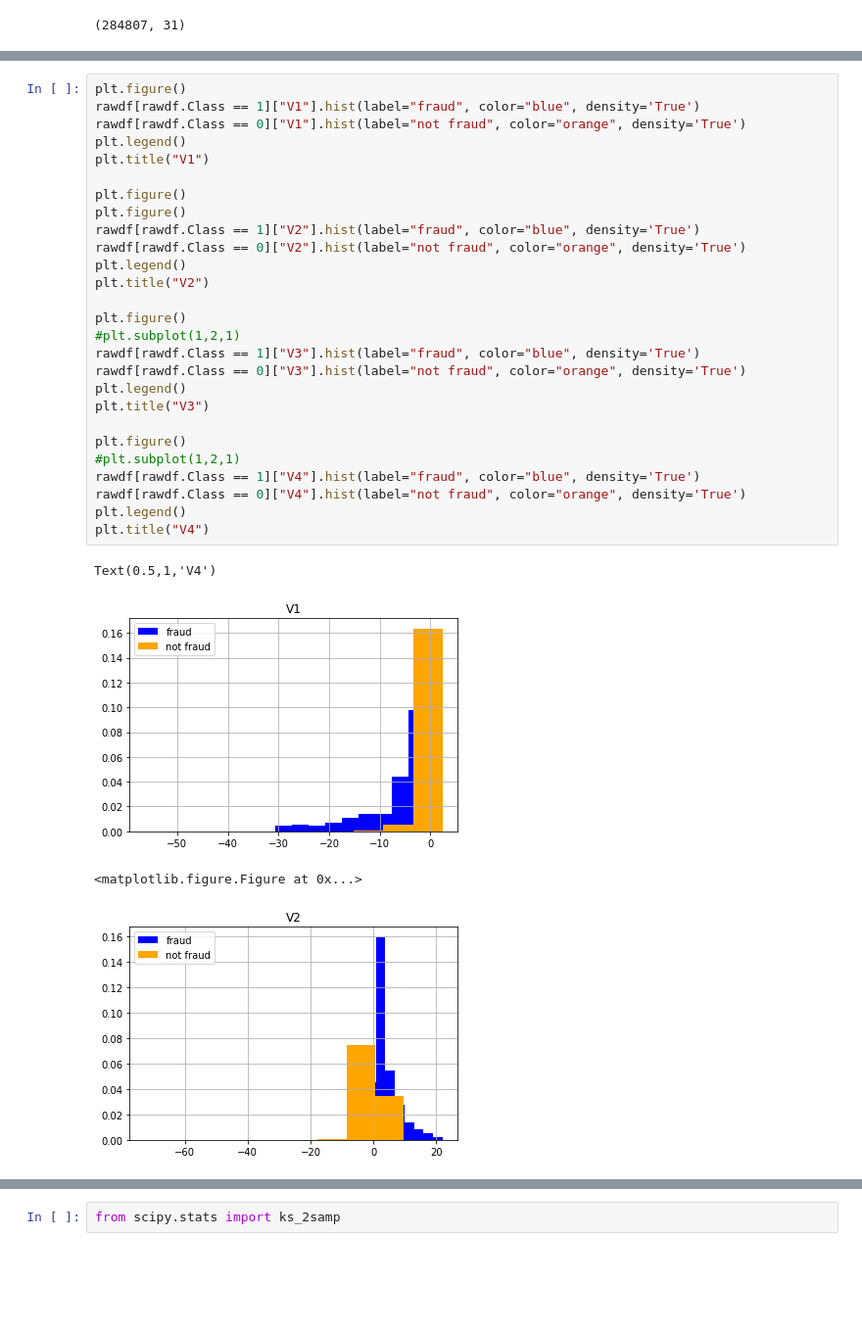
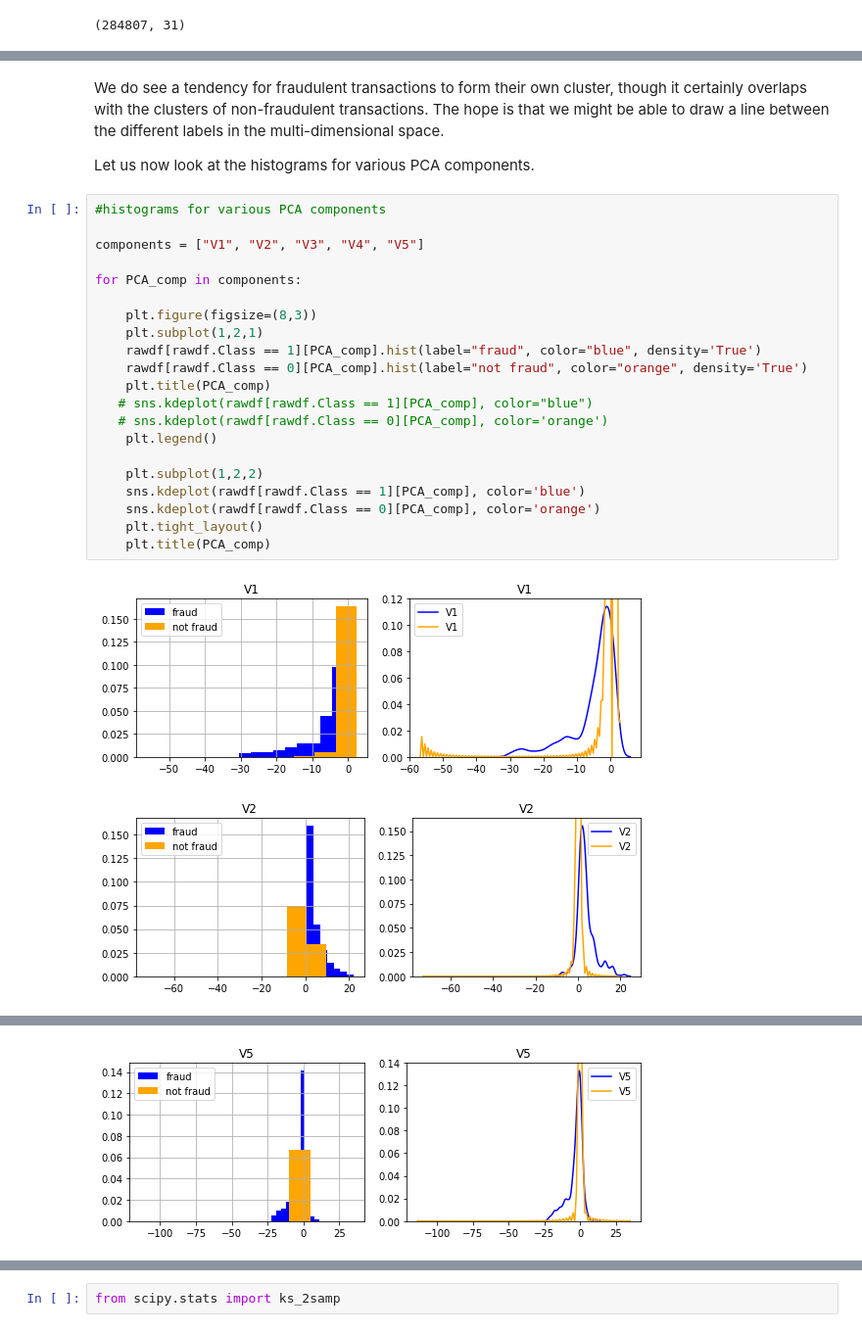
Before and after one commit to Hudsonps/Credit_card_fraud_project, a Jupyter notebook: explore_data.ipynb, the cells around one changed output, grey strips where cells are left out. Shown at 98% size. Cells and saved outputs as stored; diff of their text form; blank space fills up the shorter version.

```diff
--- a/explore_data.ipynb
+++ b/explore_data.ipynb
@@ -82,32 +104,28 @@ plt.show()
+# %% [markdown]
+We do see a tendency for fraudulent transactions to form their own cluster, though it certainly overlaps with the clusters of non-fraudulent transactions. The hope is that we might be able to draw a line between the different labels in the multi-dimensional space.
+
+Let us now look at the histograms for various PCA components.
 # %%
-plt.figure()
-rawdf[rawdf.Class == 1]["V1"].hist(label="fraud", color="blue", density='True')
-rawdf[rawdf.Class == 0]["V1"].hist(label="not fraud", color="orange", density='True')
-plt.legend()
-plt.title("V1")
+#histograms for various PCA components
 
-plt.figure()
-plt.figure()
-rawdf[rawdf.Class == 1]["V2"].hist(label="fraud", color="blue", density='True')
-rawdf[rawdf.Class == 0]["V2"].hist(label="not fraud", color="orange", density='True')
-plt.legend()
-plt.title("V2")
+components = ["V1", "V2", "V3", "V4", "V5"]
 
-plt.figure()
-#plt.subplot(1,2,1)
-rawdf[rawdf.Class == 1]["V3"].hist(label="fraud", color="blue", density='True')
-rawdf[rawdf.Class == 0]["V3"].hist(label="not fraud", color="orange", density='True')
-plt.legend()
-plt.title("V3")
+for PCA_comp in components:
 
-plt.figure()
-#plt.subplot(1,2,1)
-rawdf[rawdf.Class == 1]["V4"].hist(label="fraud", color="blue", density='True')
-rawdf[rawdf.Class == 0]["V4"].hist(label="not fraud", color="orange", density='True')
-plt.legend()
-plt.title("V4")
+    plt.figure(figsize=(8,3))
+    plt.subplot(1,2,1)
+    rawdf[rawdf.Class == 1][PCA_comp].hist(label="fraud", color="blue", density='True')
+    rawdf[rawdf.Class == 0][PCA_comp].hist(label="not fraud", color="orange", density='True')
+    plt.title(PCA_comp)
+   # sns.kdeplot(rawdf[rawdf.Class == 1][PCA_comp], color="blue")
+   # sns.kdeplot(rawdf[rawdf.Class == 0][PCA_comp], color='orange')
+    plt.legend()
+
+    plt.subplot(1,2,2)
+    sns.kdeplot(rawdf[rawdf.Class == 1][PCA_comp], color='blue')
+    sns.kdeplot(rawdf[rawdf.Class == 0][PCA_comp], color='orange')
+    plt.tight_layout()
+    plt.title(PCA_comp)
 # %% [output]
-Text(0.5,1,'V4')
-[figure, old version]
+[figure, new version]
-<matplotlib.figure.Figure at 0x...>
-[figure, old version]
+[figure, new version]
@@ -115,0 +134 @@ Text(0.5,1,'V4')
+[figure, added]
```
Also changed, not shown: parts of 85 cells of this notebook.
